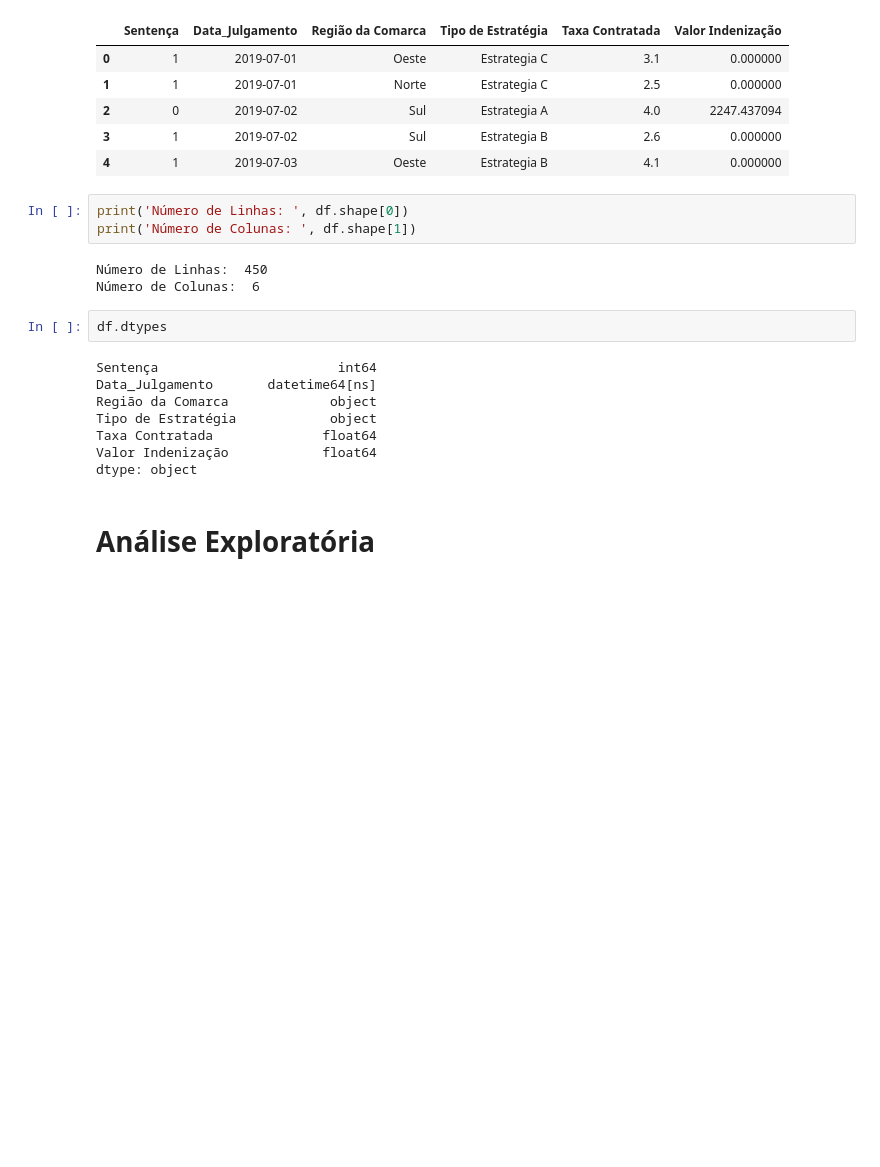
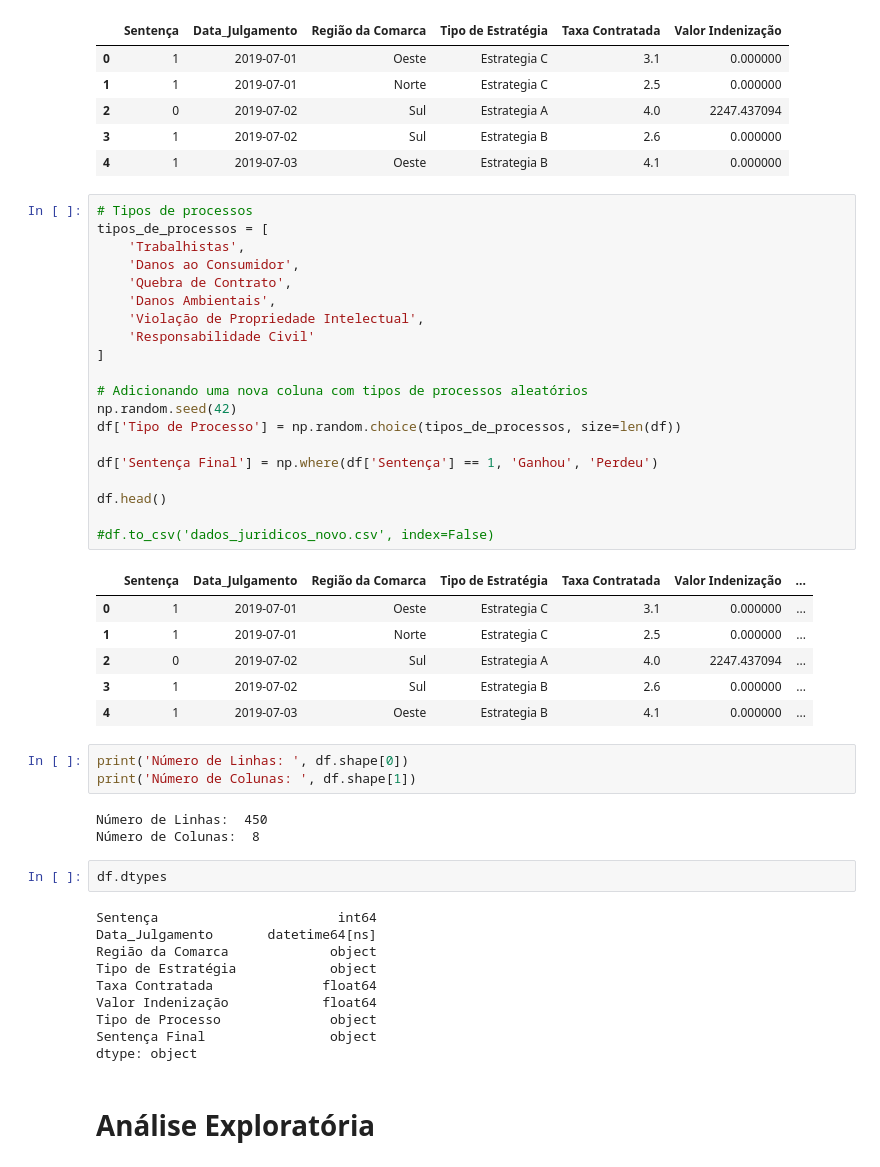
Before and after one commit to ben-hurs/custos-judiciais, a Jupyter notebook: nootebook.ipynb, the cells around one changed output. Saved outputs shown, nothing was run; the diff lists cells and outputs as text; blank space fills up the shorter version.

```diff
--- a/nootebook.ipynb
+++ b/nootebook.ipynb
@@ -16,12 +18,39 @@ df.head()
 | 2 | 0 | 2019-07-02 | Sul | Estrategia A | 4.0 | 2247.437094 |
 | 3 | 1 | 2019-07-02 | Sul | Estrategia B | 2.6 | 0.000000 |
 | 4 | 1 | 2019-07-03 | Oeste | Estrategia B | 4.1 | 0.000000 |
+# %%
+# Tipos de processos
+tipos_de_processos = [
+    'Trabalhistas',
+    'Danos ao Consumidor',
+    'Quebra de Contrato',
+    'Danos Ambientais',
+    'Violação de Propriedade Intelectual',
+    'Responsabilidade Civil'
+]
+
+# Adicionando uma nova coluna com tipos de processos aleatórios
+np.random.seed(42)
+df['Tipo de Processo'] = np.random.choice(tipos_de_processos, size=len(df))
+
+df['Sentença Final'] = np.where(df['Sentença'] == 1, 'Ganhou', 'Perdeu')
+
+df.head()
+
+#df.to_csv('dados_juridicos_novo.csv', index=False)
+# %% [output]
+|  | Sentença | Data_Julgamento | Região da Comarca | Tipo de Estratégia | Taxa Contratada | Valor Indenização | ... |
+| 0 | 1 | 2019-07-01 | Oeste | Estrategia C | 3.1 | 0.000000 | ... |
+| 1 | 1 | 2019-07-01 | Norte | Estrategia C | 2.5 | 0.000000 | ... |
+| 2 | 0 | 2019-07-02 | Sul | Estrategia A | 4.0 | 2247.437094 | ... |
+| 3 | 1 | 2019-07-02 | Sul | Estrategia B | 2.6 | 0.000000 | ... |
+| 4 | 1 | 2019-07-03 | Oeste | Estrategia B | 4.1 | 0.000000 | ... |
 # %%
 print('Número de Linhas: ', df.shape[0])
 print('Número de Colunas: ', df.shape[1])
 # %% [output]
 Número de Linhas:  450
-Número de Colunas:  6
+Número de Colunas:  8
 # %%
 df.dtypes
 # %% [output]
@@ -31,6 +60,8 @@ Região da Comarca             object
 Tipo de Estratégia            object
 Taxa Contratada              float64
 Valor Indenização            float64
+Tipo de Processo              object
+Sentença Final                object
 dtype: object
 # %% [markdown]
 # Análise Exploratória
```
Also changed, not shown: parts of 9 cells of this notebook.
